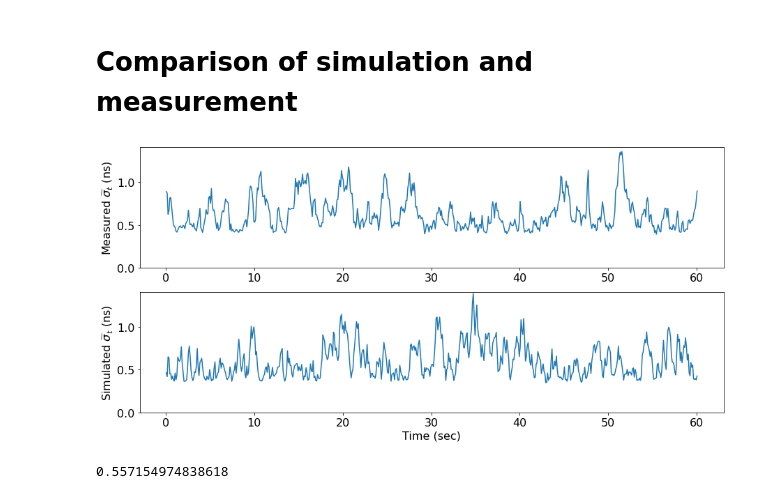
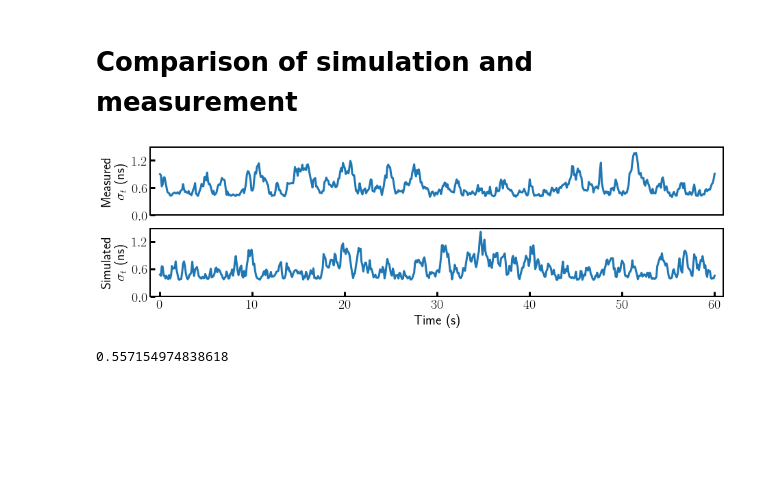
Before and after one commit to IharLobach/ursse, a Jupyter notebook: analyzing_collected_data/shifts/shift_02_28_2020/experiment_vs_simulation_random_walk.ipynb, the cells around one changed output. Cells and saved outputs as stored; diff of their text form; code cells hidden in the pictures; blank space fills up the shorter version.

```diff
--- a/analyzing_collected_data/shifts/shift_02_28_2020/experiment_vs_simulation_random_walk.ipynb
+++ b/analyzing_collected_data/shifts/shift_02_28_2020/experiment_vs_simulation_random_walk.ipynb
@@ -214,23 +226,29 @@ meas_phase_df, meas_fits_df = pst.get_phase_df_from_revoluton_delay_df(meas_df,
 meas_sz_df = pst.get_sz_df(meas_df, spad_tts_ns=0, dt=dt)
 meas_polar_df = pst.get_polar_df(meas_phase_df, meas_sz_df)
 # %%
-fig, ax = plt.subplots(2, figsize=(15,7))
+from ursse.path_assistant import get_plot_style_sheet
+plt.style.use(get_plot_style_sheet("jinst"))
+fig, ax = plt.subplots(2, figsize=(15,4))
 ax[0].plot(meas_sz_df['time_sec'], meas_sz_df['sz_ns'])
-ax[0].set_ylim(0,ax[0].get_ylim()[1])
-ax[0].set_ylabel("Measured $\widetilde{\sigma}_t$ (ns)")
-ax[1].set_xlabel("Time (sec)")
+ax[0].set_ylim(0,1.05*ax[0].get_ylim()[1])
+ax[0].set_ylabel("Measured\n $\sigma_t$ (ns)")
+ax[0].set_xticks([])
+ax[1].set_xlabel("Time (s)")
 ax[1].plot(sim_sz_df['time_sec'], sim_sz_df['sz_ns'])
 ax[1].set_ylim(0,ax[1].get_ylim()[1])
-ax[1].set_ylabel("Simulated $\widetilde{\sigma}_t$ (ns)")
+ax[1].set_ylabel("Simulated\n $\sigma_t$ (ns)")
 ax[1].set_ylim(ax[0].get_ylim())
+for a in ax:
+    a.set_yticks([0,0.6,1.2])
+    a.set_xlim(-1,61)
 # ax[0].set_title("RMS longitudinal electron position in a 0.1 sec time window"
 #                 " as a funciton of time")
 fig.savefig(os.path.join(images_dir,
                              "comparison_of_rms_vs_time.png"),
             dpi=300, bbox_inches='tight')
 plt.show()
 # %% [output]
-[figure, old version]
+[figure, new version]
 # %%
 np.sqrt(meas_df.delay.std()**2-spad_tts**2)
 # %% [output]
```
Also changed, not shown: parts of 29 cells of this notebook, 24 other files.
